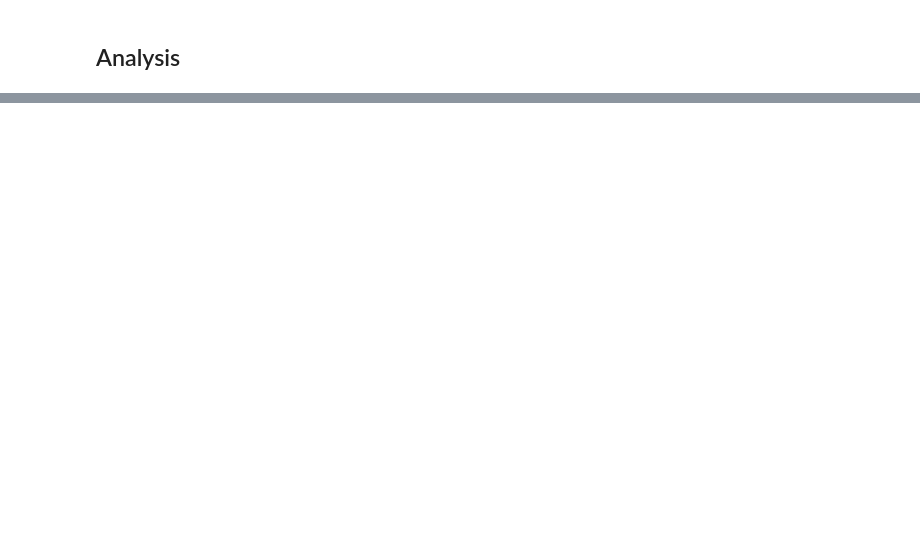
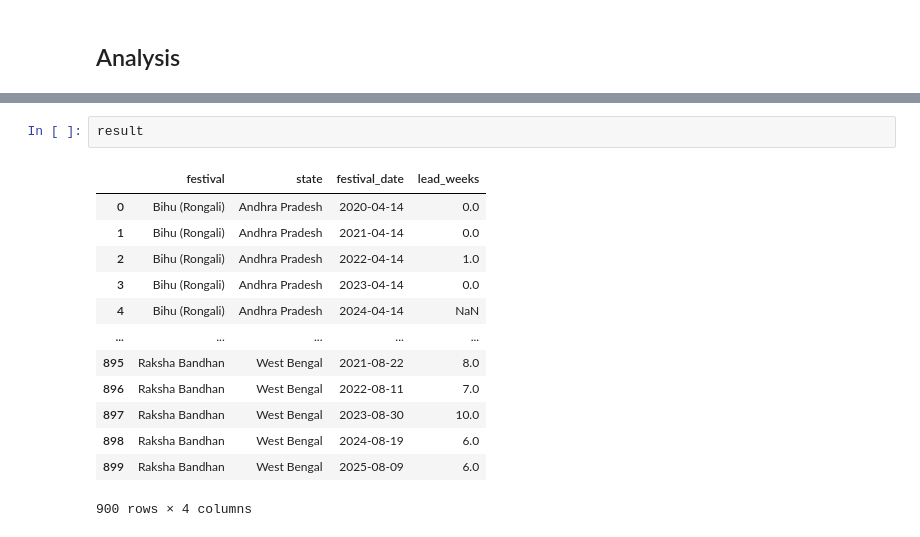
Before and after one commit to IamRaNo/festival_restocking_problem, a Jupyter notebook: jupyter_notebook/01_demand_rising.ipynb, the cells around one changed output, grey strips where cells are left out. Drawn from its saved outputs; the diff is of its cells as text; blank space fills up the shorter version.

```diff
--- a/jupyter_notebook/01_demand_rising.ipynb
+++ b/jupyter_notebook/01_demand_rising.ipynb
@@ -191,0 +208,16 @@ data[(data['festival']=='Bihu (Rongali)') & (data['state']=='Odisha') & (data['w
+# %%
+result
+# %% [output]
+|  | festival | state | festival_date | lead_weeks |
+| 0 | Bihu (Rongali) | Andhra Pradesh | 2020-04-14 | 0.0 |
+| 1 | Bihu (Rongali) | Andhra Pradesh | 2021-04-14 | 0.0 |
+| 2 | Bihu (Rongali) | Andhra Pradesh | 2022-04-14 | 1.0 |
+| 3 | Bihu (Rongali) | Andhra Pradesh | 2023-04-14 | 0.0 |
+| 4 | Bihu (Rongali) | Andhra Pradesh | 2024-04-14 | NaN |
+| ... | ... | ... | ... | ... |
+| 895 | Raksha Bandhan | West Bengal | 2021-08-22 | 8.0 |
+| 896 | Raksha Bandhan | West Bengal | 2022-08-11 | 7.0 |
+| 897 | Raksha Bandhan | West Bengal | 2023-08-30 | 10.0 |
+| 898 | Raksha Bandhan | West Bengal | 2024-08-19 | 6.0 |
+| 899 | Raksha Bandhan | West Bengal | 2025-08-09 | 6.0 |
+900 rows × 4 columns
```
Also changed, not shown: parts of 7 cells of this notebook.
